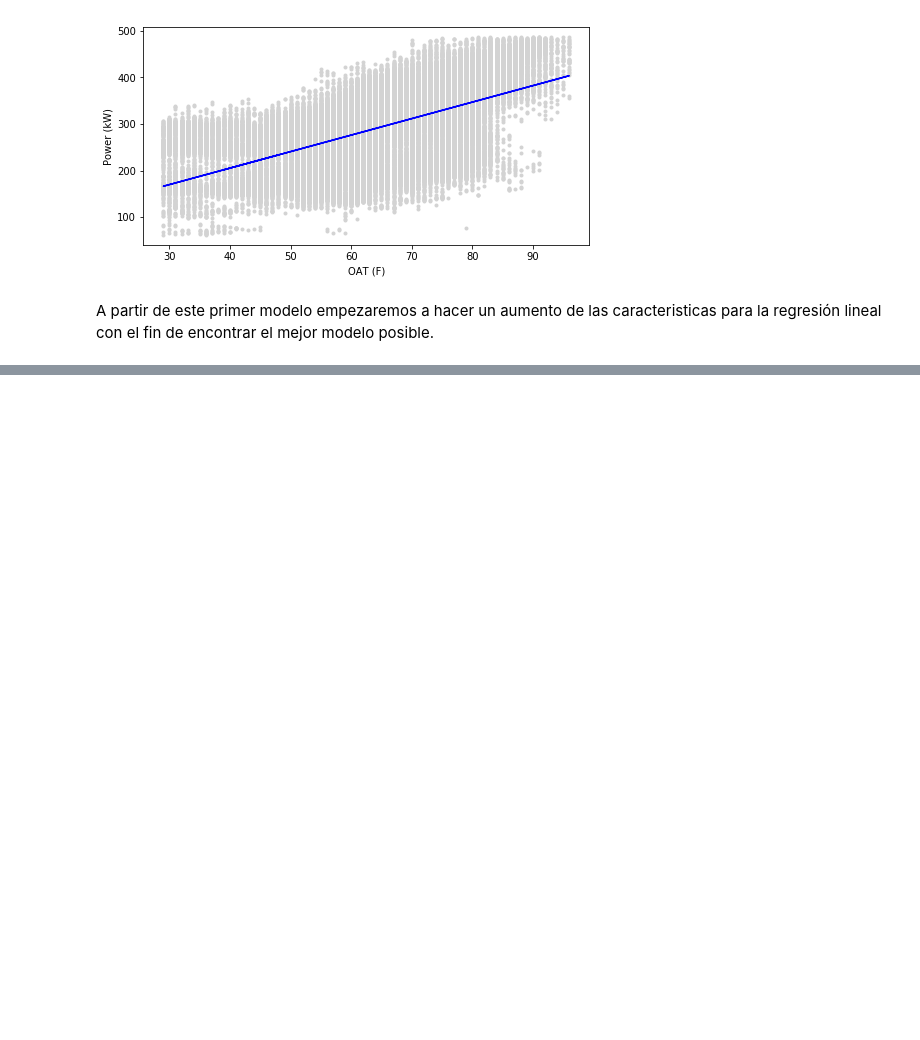
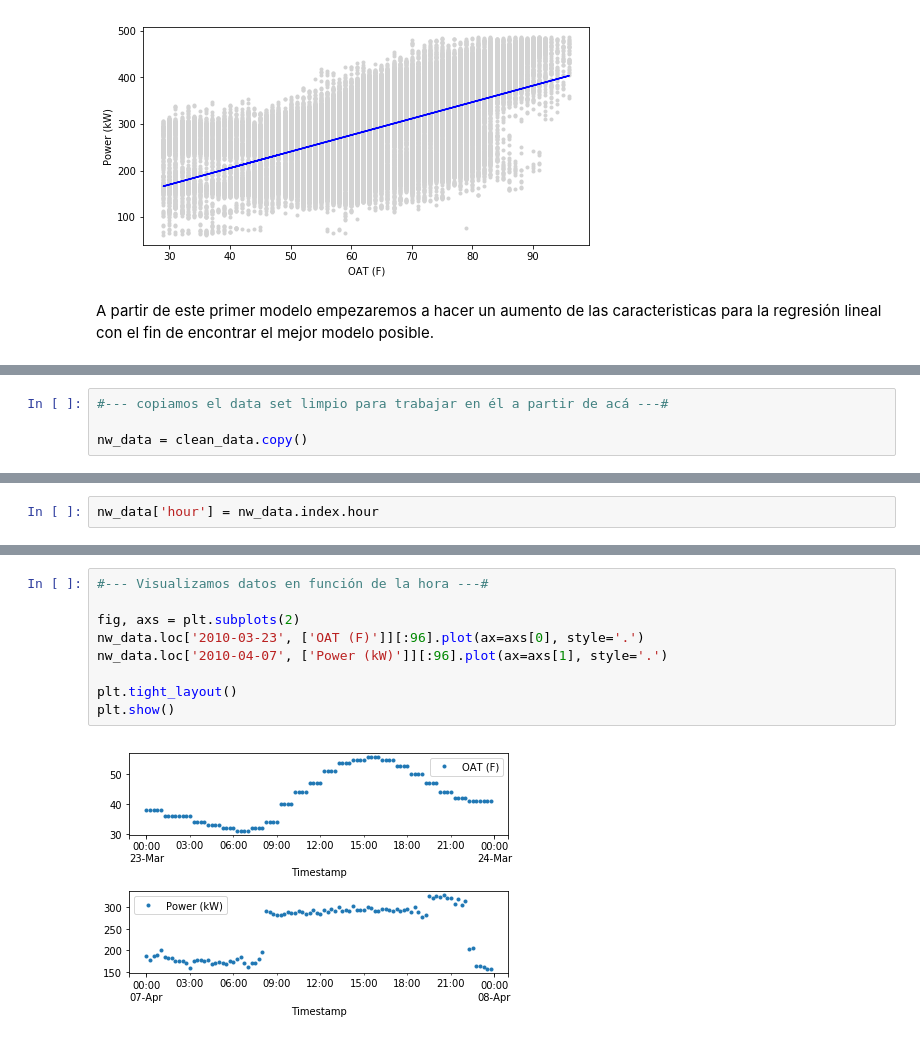
Before and after one commit to nicolerivera1/Statistical_Learning, a Jupyter notebook: linear_regression.ipynb, the cells around one changed output, grey strips where cells are left out. Saved outputs shown, nothing was run; the diff lists cells and outputs as text; blank space fills up the shorter version.

```diff
--- a/linear_regression.ipynb
+++ b/linear_regression.ipynb
@@ -238,0 +241,4 @@ A partir de este primer modelo empezaremos a hacer un aumento de las caracterist
+# %%
+#--- copiamos el data set limpio para trabajar en él a partir de acá ---#
+
+nw_data = clean_data.copy()
@@ -238,0 +247,2 @@ A partir de este primer modelo empezaremos a hacer un aumento de las caracterist
+# %%
+nw_data['hour'] = nw_data.index.hour
@@ -238,0 +259,11 @@ A partir de este primer modelo empezaremos a hacer un aumento de las caracterist
+# %%
+#--- Visualizamos datos en función de la hora ---#
+
+fig, axs = plt.subplots(2)
+nw_data.loc['2010-03-23', ['OAT (F)']][:96].plot(ax=axs[0], style='.')
+nw_data.loc['2010-04-07', ['Power (kW)']][:96].plot(ax=axs[1], style='.')
+
+plt.tight_layout()
+plt.show()
+# %% [output]
+[figure, added]
```
Also changed, not shown: parts of 19 cells of this notebook.
